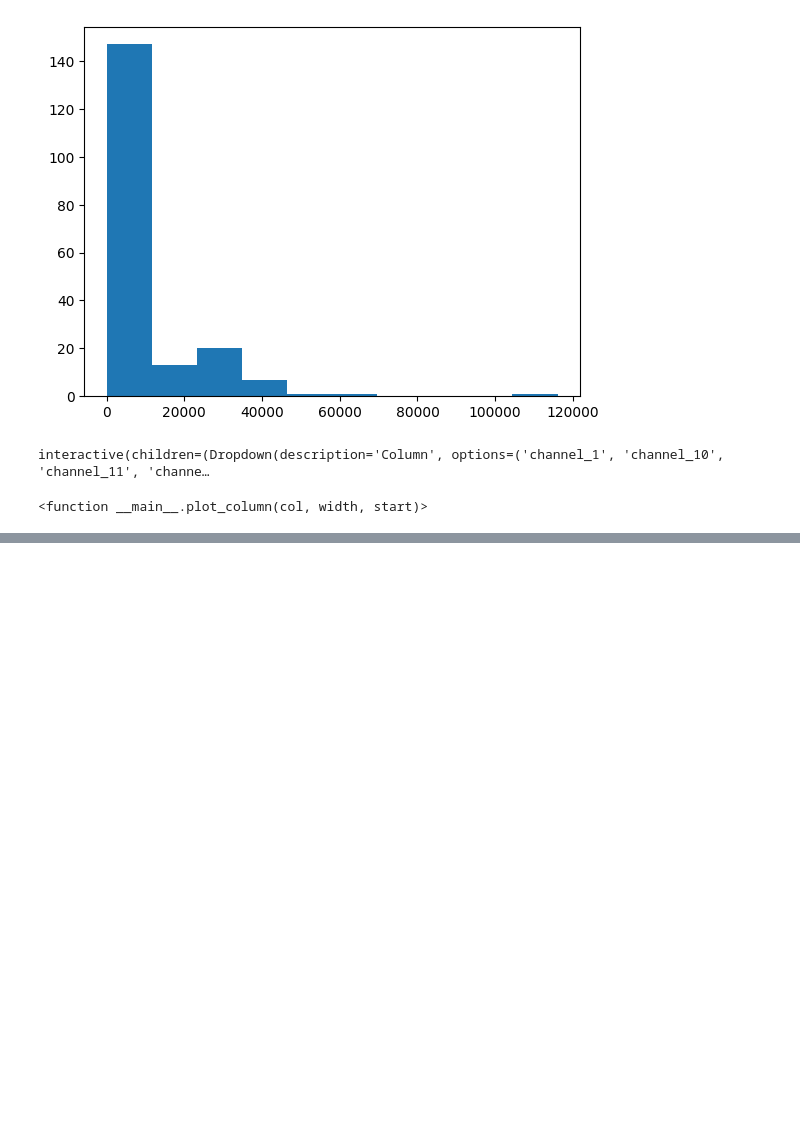
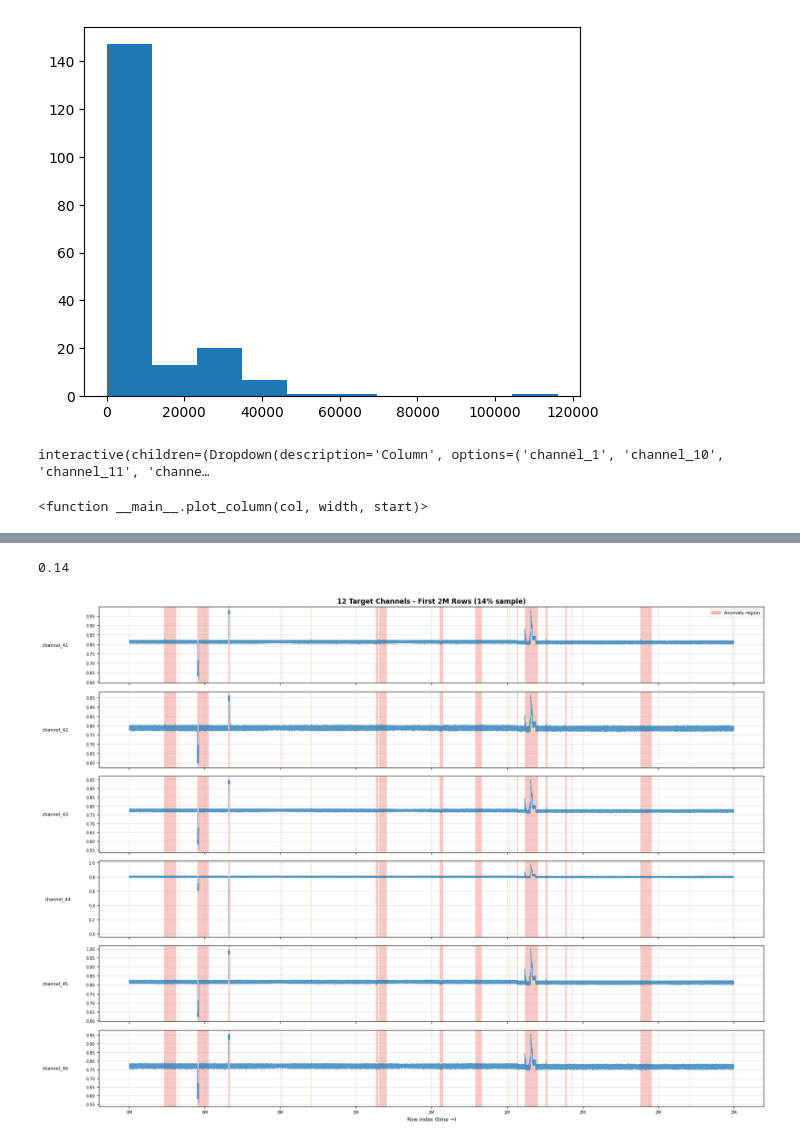
Before and after one commit to alexfederolf/sentinel, a Jupyter notebook: notebooks/eda_ekaterina.ipynb, the cells around one changed output, grey strips where cells are left out. Saved outputs shown, nothing was run; the diff lists cells and outputs as text; code cells hidden in the pictures; blank space fills up the shorter version.

```diff
--- a/notebooks/eda_ekaterina.ipynb
+++ b/notebooks/eda_ekaterina.ipynb
@@ -121,0 +172,5 @@ binary_features = ['telecommand_244',
+# %%
+pplot_with_anomaly(OVERVIEW_CHANNELS)
+# %% [output]
+0.14
+[figure, added]
```
Also changed, not shown: parts of 10 cells of this notebook, 1 other file.
